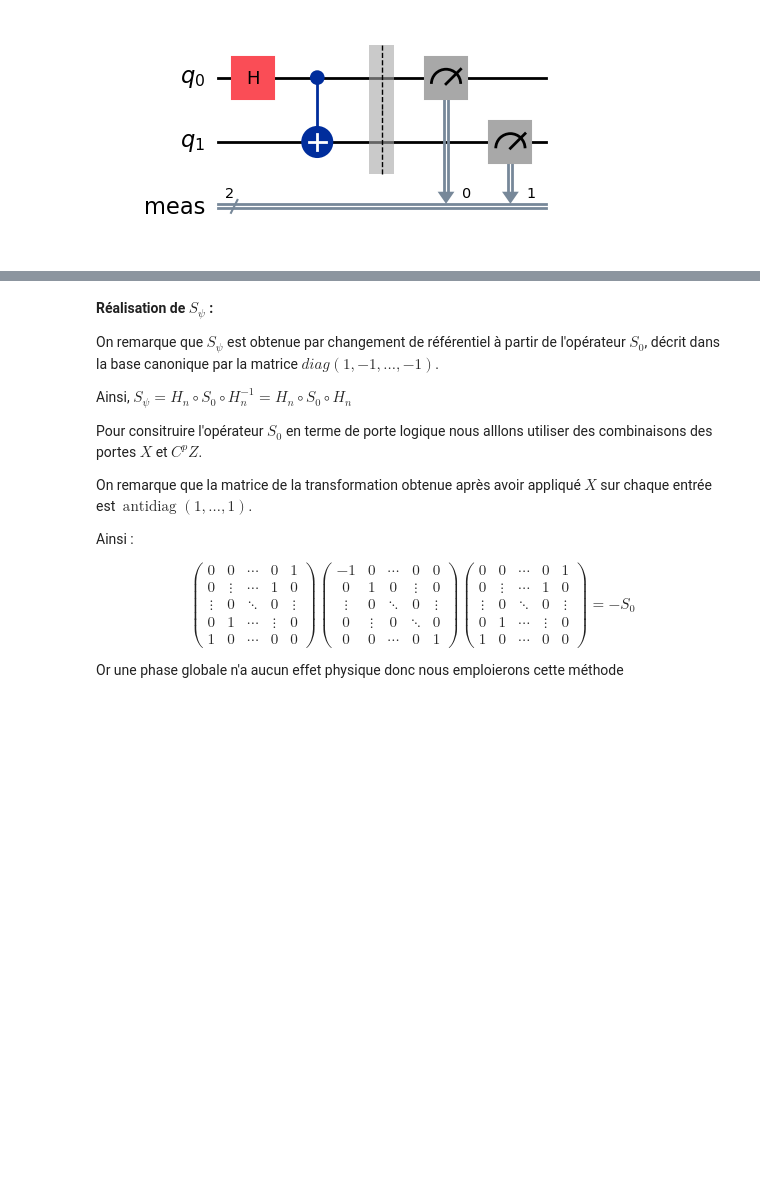
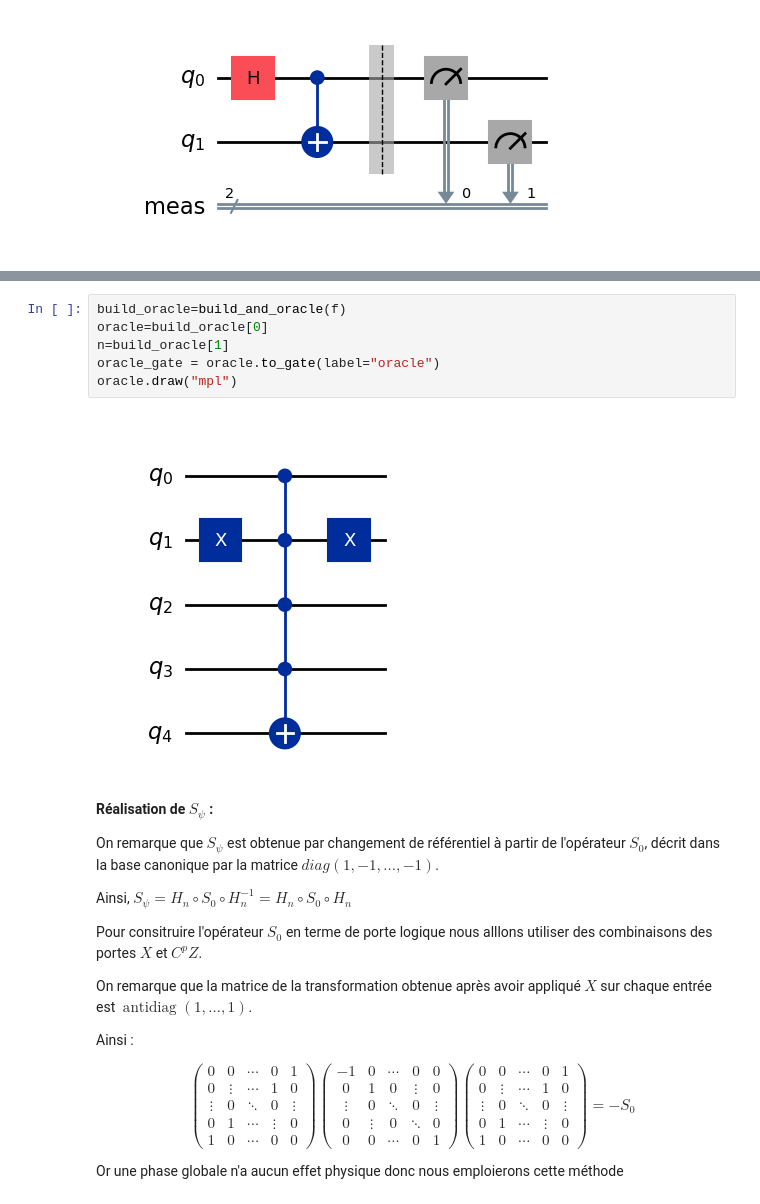
Before and after one commit to q-IL/quantum_algorithms, a Jupyter notebook: grover.ipynb, the cells around one changed output, grey strips where cells are left out. Drawn from its saved outputs; the diff is of its cells as text; blank space fills up the shorter version.

```diff
--- a/grover.ipynb
+++ b/grover.ipynb
@@ -224,3 +321,11 @@ plot_histogram(counts)
+# %%
+build_oracle=build_and_oracle(f)
+oracle=build_oracle[0]
+n=build_oracle[1]
+oracle_gate = oracle.to_gate(label="oracle")
+oracle.draw("mpl")
+# %% [output]
+[figure, added]
 # %% [markdown]
 **Réalisation de $S_\psi$ :**
 
```
Also changed, not shown: parts of 28 cells of this notebook.
